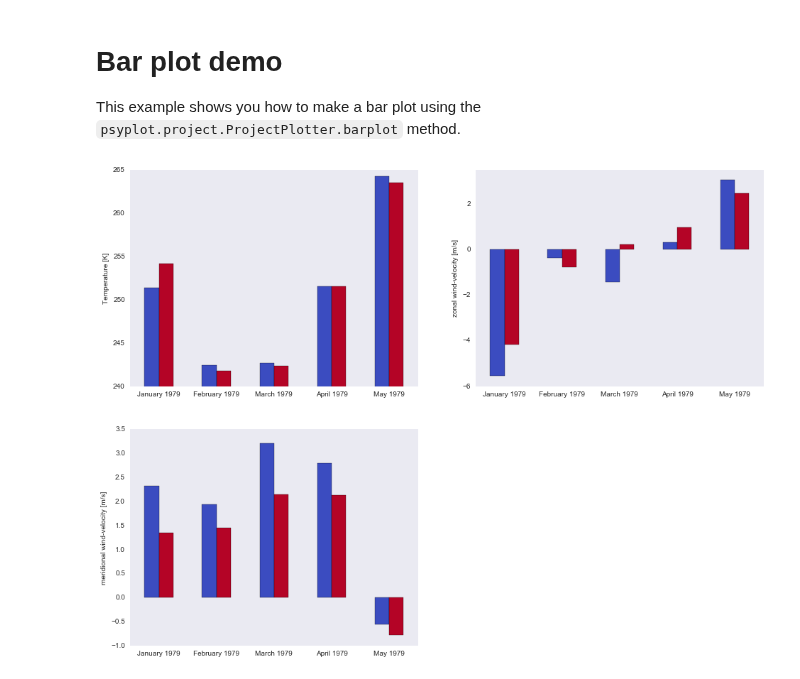
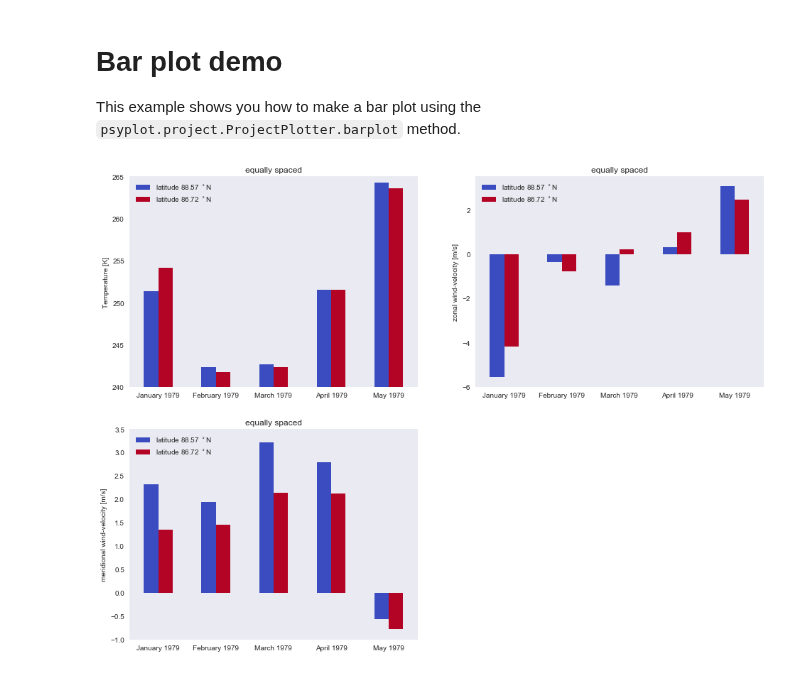
Before and after one commit to psyplot/psy-simple, a Jupyter notebook: examples/example_bar.ipynb, the cells around one changed output. Saved outputs shown, nothing was run; the diff lists cells and outputs as text; code cells hidden in the pictures.

```diff
--- a/examples/example_bar.ipynb
+++ b/examples/example_bar.ipynb
@@ -9,16 +9,18 @@ import psyplot.project as psy
 # %%
 axes = iter(psy.multiple_subplots(2, 2, n=3))
 for var in ['t2m', 'u', 'v']:
     psy.plot.barplot(
         'demo.nc',  # netCDF file storing the data
         name=var, # one plot for each variable
         y=[0, 1],  # two bars in total
         z=0, x=0,      # choose latitude and longitude as dimensions
         ylabel="{desc}",  # use the longname and units on the y-axis
         ax=next(axes),
-        color='coolwarm', legend=False, xticklabels='%B %Y'
+        color='coolwarm', xticklabels='%B %Y',
+        legendlabels='latitude %(y)1.2f $^\circ$N', legend='upper left',
+        title='equally spaced'
     )
 bars = psy.gcp(True)
 bars.show()
 # %% [output]
-[figure, old version]
+[figure, new version]
```
Also changed, not shown: parts of 4 cells of this notebook, 3 other files.
